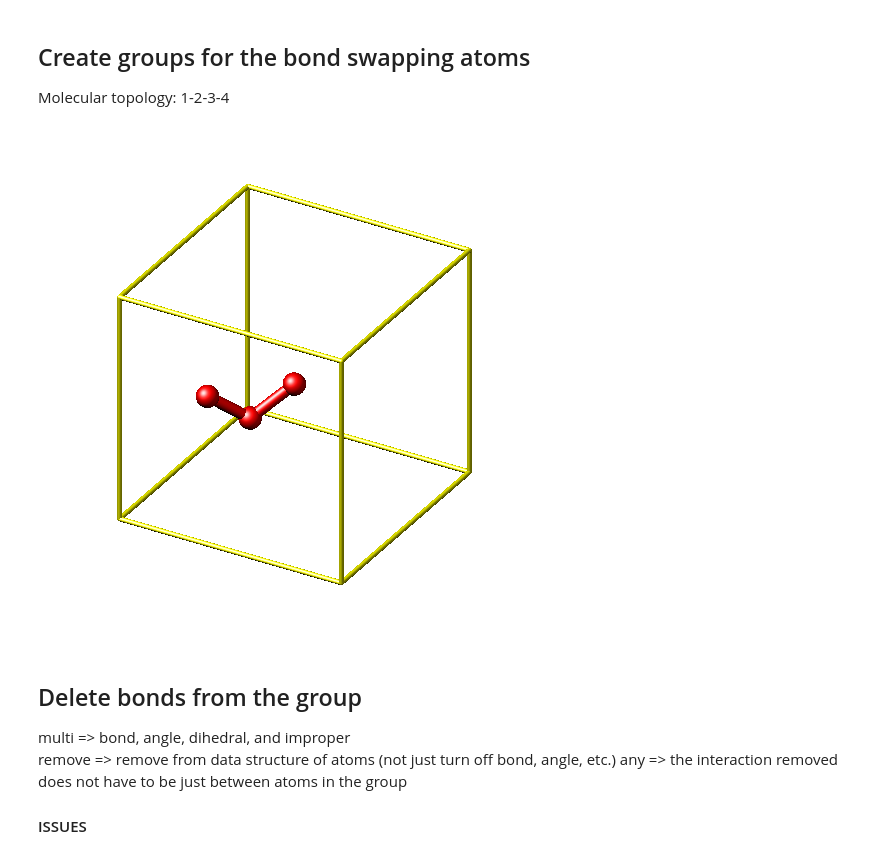
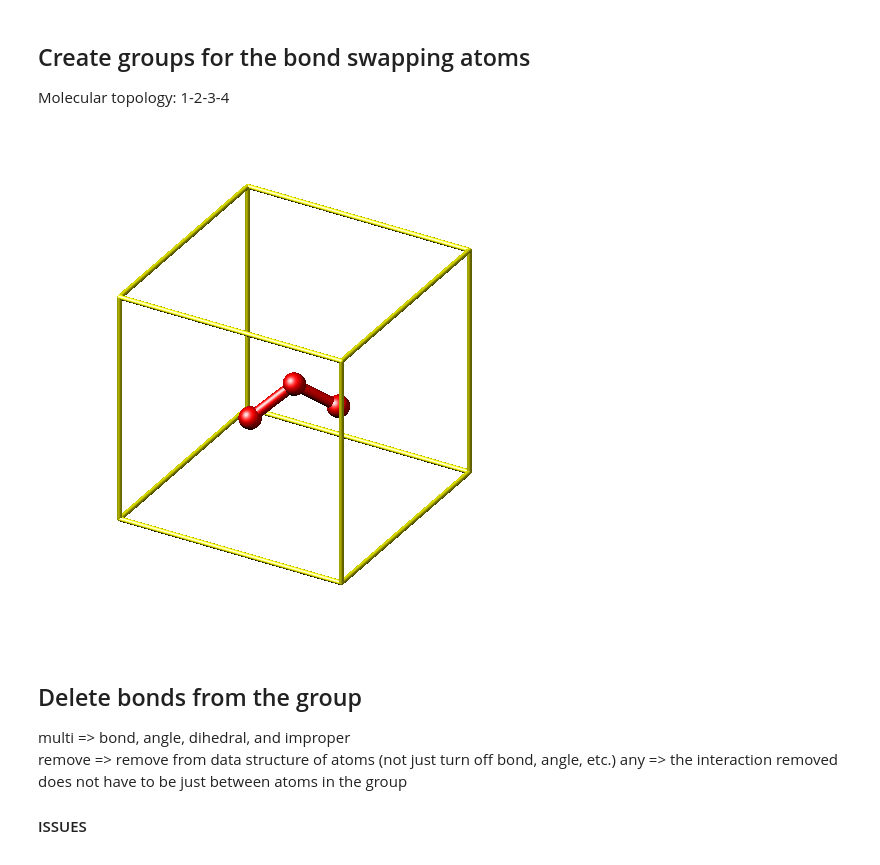
Before and after one commit to marshallmcdonnell/lmps_keating, a Jupyter notebook: silicon.ipynb, the cells around one changed output. Saved outputs shown, nothing was run; the diff lists cells and outputs as text; code cells hidden in the pictures.

```diff
--- a/silicon.ipynb
+++ b/silicon.ipynb
@@ -136,7 +137,7 @@ L.command('group ABC union A B C')
 # %%
-L.image(group='ABC')
+L.image(group='BCD')
 # %% [output]
-[figure, old version]
+[figure, new version]
 # %% [markdown]
 ## Delete bonds from the group
 multi => bond, angle, dihedral, and improper
```
Also changed, not shown: parts of 1 cell of this notebook.
